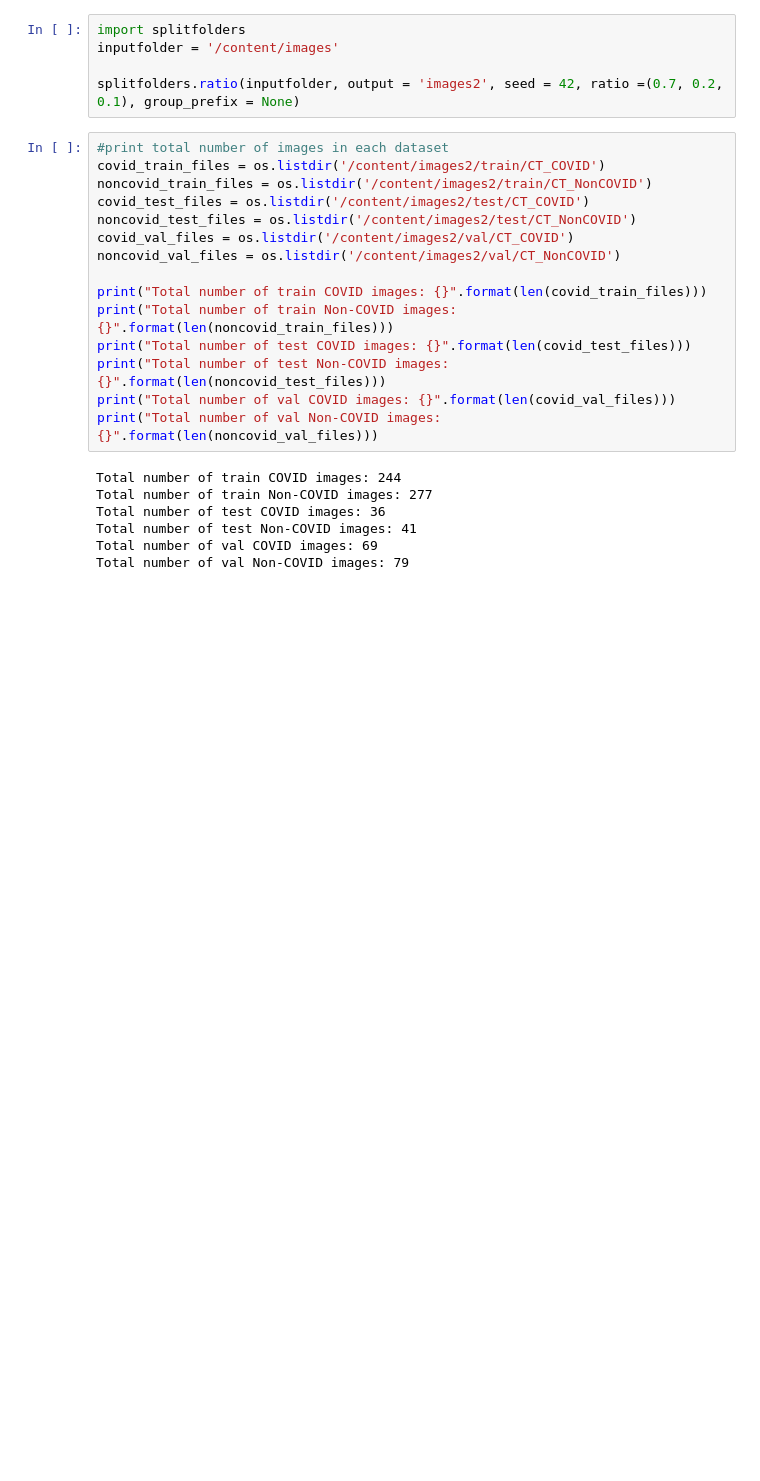
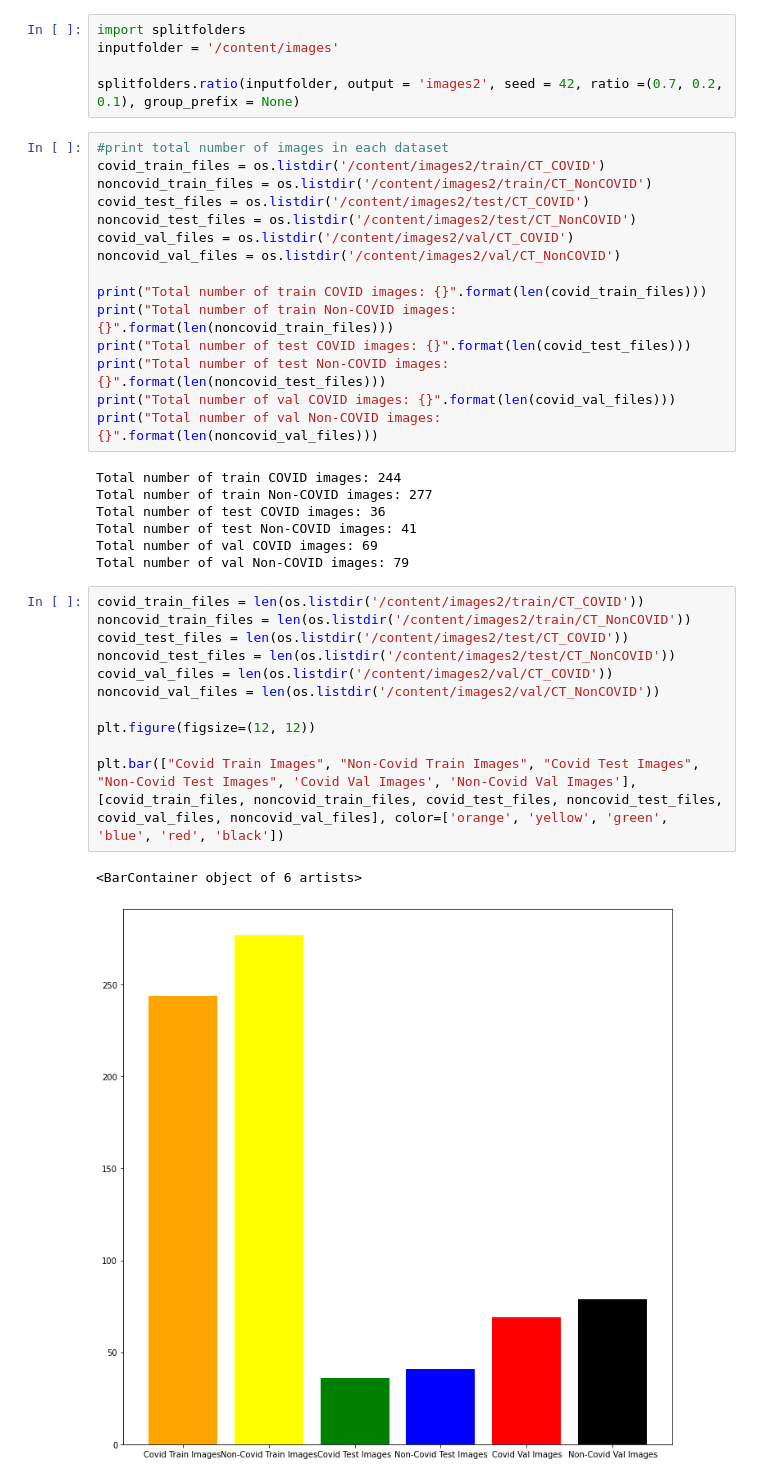
Before and after one commit to devshah21/Detecting-Covid-19-using-CT-scans, a Jupyter notebook: detecting_covid_from_CTscans.ipynb, the cells around one changed output. Saved outputs shown, nothing was run; the diff lists cells and outputs as text; blank space fills up the shorter version.

```diff
--- a/detecting_covid_from_CTscans.ipynb
+++ b/detecting_covid_from_CTscans.ipynb
@@ -139,3 +161,17 @@ Total number of test COVID images: 36
 Total number of test Non-COVID images: 41
 Total number of val COVID images: 69
 Total number of val Non-COVID images: 79
+# %%
+covid_train_files = len(os.listdir('/content/images2/train/CT_COVID'))
+noncovid_train_files = len(os.listdir('/content/images2/train/CT_NonCOVID'))
+covid_test_files = len(os.listdir('/content/images2/test/CT_COVID'))
+noncovid_test_files = len(os.listdir('/content/images2/test/CT_NonCOVID'))
+covid_val_files = len(os.listdir('/content/images2/val/CT_COVID'))
+noncovid_val_files = len(os.listdir('/content/images2/val/CT_NonCOVID'))
+
+plt.figure(figsize=(12, 12))
+
+plt.bar(["Covid Train Images", "Non-Covid Train Images", "Covid Test Images", "Non-Covid Test Images", 'Covid Val Images', 'Non-Covid Val Images'], [covid_train_files, noncovid_train_files, covid_test_files, noncovid_test_files, covid_val_files, noncovid_val_files], color=['orange', 'yellow', 'green', 'blue', 'red', 'black'])
+# %% [output]
+<BarContainer object of 6 artists>
+[figure, added]
```
Also changed, not shown: parts of 21 cells of this notebook.
